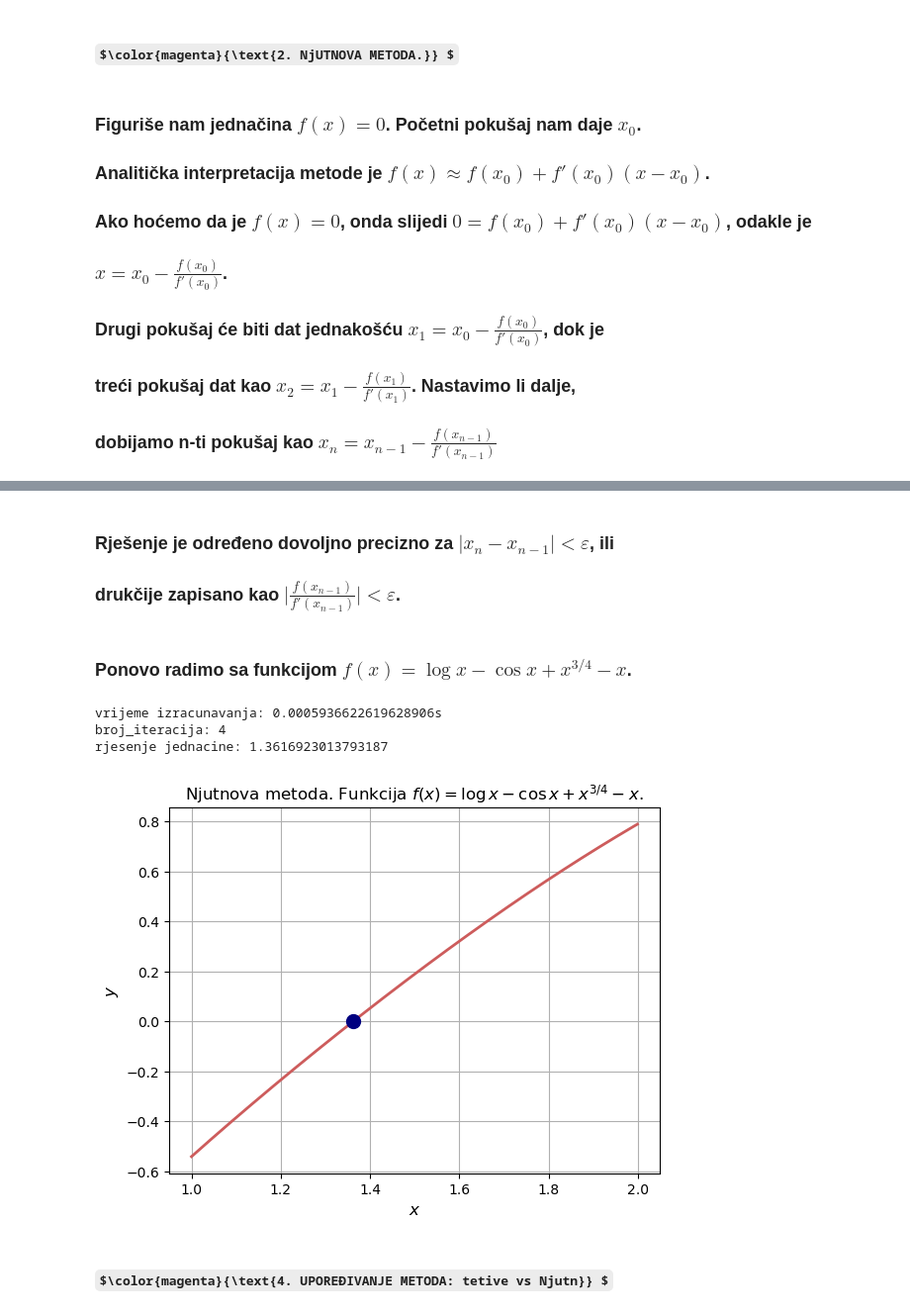
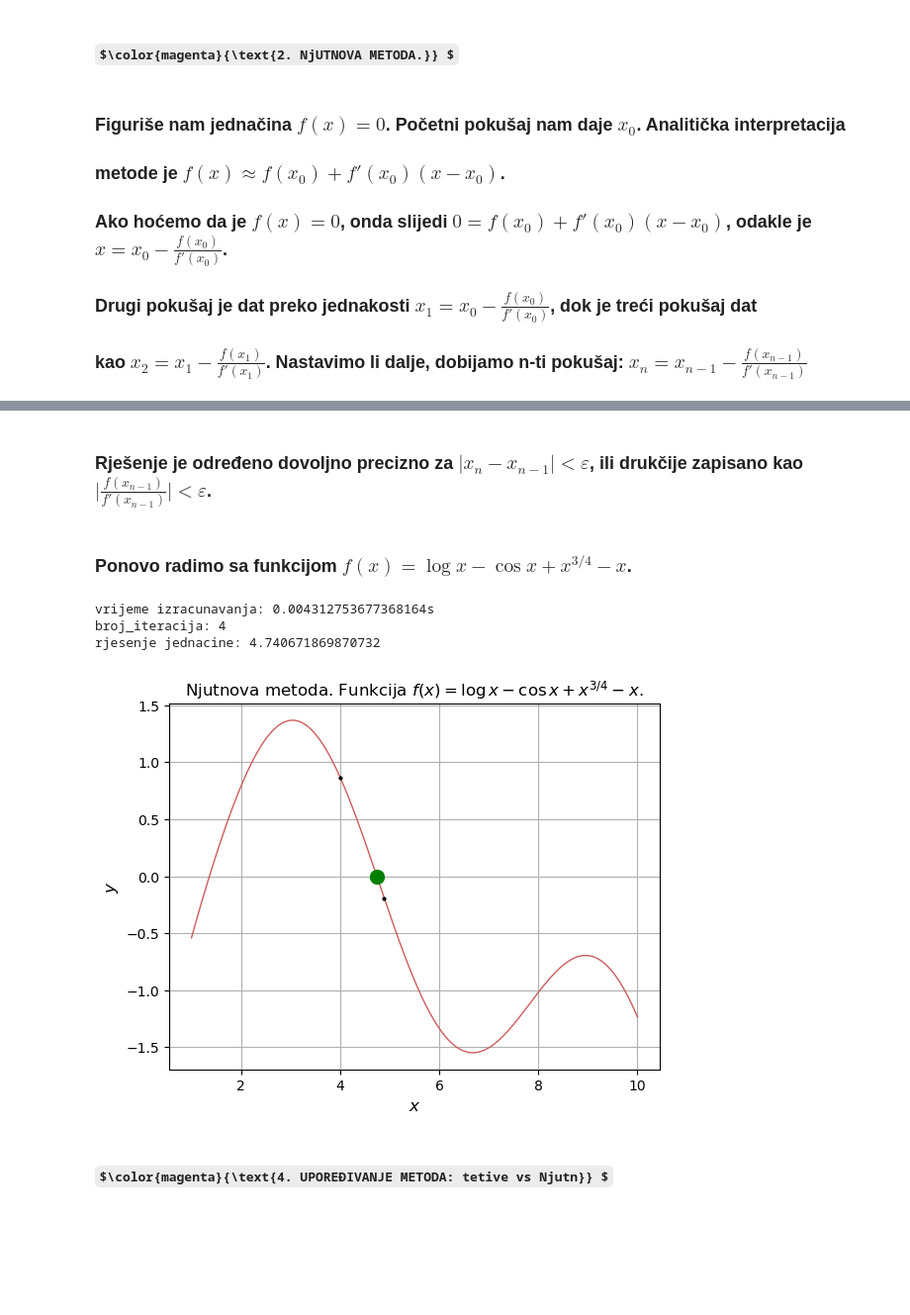
Before and after one commit to zorzeus/Numericke-metode-u-astronomiji, a Jupyter notebook: oap_01.ipynb, the cells around one changed output, grey strips where cells are left out. Shown at 99% size. Drawn from its saved outputs; the diff is of its cells as text; code cells hidden in the pictures; some formulas as TeX source; blank space fills up the shorter version.

```diff
--- a/oap_01.ipynb
+++ b/oap_01.ipynb
@@ -36,16 +32,16 @@ import time
 # %%
-x = np.arange(1, 3, step = 1e-3)
-# x = np.linspace(1, 10, 1000)
+#x = np.arange(1, 3, step = 1e-3)
+x = np.linspace(1, 10, 1000)
 f = np.log(x) - np.cos(x) + x**(3/4) - x
 
-plt.plot(x, f, color='indianred', linewidth=2)
+plt.plot(x, f, color='indianred', linewidth=1)
 plt.title(r'Metoda tetiva. Funkcija $f(x)=\log{x}-\cos{x}+x^{3/4}-x$.')
 plt.xlabel(r'$x$', fontsize=12, fontweight='bold')
 plt.ylabel(r'$y$', fontsize=12, fontweight='bold')
 plt.grid()
 
-a = 1
-b = 2
+a = 3
+b = 5
 tacnost = 1e-8
 delta = 2 * tacnost
 broj_iteracija = 0
@@ -55,7 +51,7 @@ while abs(delta) > tacnost:
     broj_iteracija += 1
     Pa = np.log(a) - np.cos(a) + a**(3/4) - a
     Pb = np.log(b) - np.cos(b) + b**(3/4) - b
-    plt.plot([a, b], [Pa, Pb], color='black')
+    plt.plot([a, b], [Pa, Pb], 'o', color='black')
 
     x1 = a - Pa * (b - a) / (Pb - Pa)  # Središnja tačka između a i b
     Px1 = np.log(x1) - np.cos(x1) + x1**(3/4) - x1
@@ -76,6 +72,6 @@ print('vrijeme izracunavanja: {}s'.format(vrijeme_tetive))
 print('broj iteracija: {}'.format(broj_tetive))
 print('rjesenje jednacine: {}'.format(x1))
 
-plt.plot(x1, Px1, 'o', color='navy', markersize = 10)
+plt.plot(x1, Px1, 'o', color='green', markersize='10')
 plt.show()
 # %% [output]
@@ -86,18 +82,15 @@ rjesenje jednacine: 1.3616923014792979
 # %% [markdown]
 ### $\color{magenta}{\text{2. NjUTNOVA METODA.}} $
 # %% [markdown]
-### Figuriše nam jednačina $f(x)=0$. Početni pokušaj nam daje $x_0$.
-### Analitička interpretacija metode je $f(x)\approx f(x_0)+f'(x_0)(x-x_0)$.
-### Ako hoćemo da je $f(x)=0$, onda slijedi $0=f(x_0)+f'(x_0)(x-x_0)$, odakle je
-### $x=x_0-\frac{f(x_0)}{f'(x_0)}$.
-### Drugi pokušaj će biti dat jednakošću $x_1=x_0-\frac{f(x_0)}{f'(x_0)}$, dok je
-### treći pokušaj dat kao $x_2=x_1-\frac{f(x_1)}{f'(x_1)}$. Nastavimo li dalje,
-### dobijamo n-ti pokušaj kao $x_n=x_{n-1}-\frac{f(x_{n-1})}{f'(x_{n-1})}$
+### Figuriše nam jednačina $f(x)=0$. Početni pokušaj nam daje $x_0$. Analitička interpretacija
+### metode je $f(x)\approx f(x_0)+f'(x_0)(x-x_0)$.
+### Ako hoćemo da je $f(x)=0$, onda slijedi $0=f(x_0)+f'(x_0)(x-x_0)$, odakle je $x=x_0-\frac{f(x_0)}{f'(x_0)}$.
+### Drugi pokušaj je dat preko jednakosti $x_1=x_0-\frac{f(x_0)}{f'(x_0)}$, dok je treći pokušaj dat
+### kao $x_2=x_1-\frac{f(x_1)}{f'(x_1)}$. Nastavimo li dalje,  dobijamo n-ti pokušaj: $x_n=x_{n-1}-\frac{f(x_{n-1})}{f'(x_{n-1})}$
 # %% [markdown]
 ![njm3.png](attachment:ef5e6622-aaae-447c-b55b-e1c3a313e9e9.png)
 # %% [markdown]
-### Rješenje je određeno dovoljno precizno za $|x_n-x_{n-1}|<\varepsilon$, ili
-### drukčije zapisano kao $\big|\frac{f(x_{n-1})}{f'(x_{n-1})}\big|<\varepsilon$.
+### Rješenje je određeno dovoljno precizno za $|x_n-x_{n-1}|<\varepsilon$, ili drukčije zapisano kao $\big|\frac{f(x_{n-1})}{f'(x_{n-1})}\big|<\varepsilon$.
 # %% [markdown]
 ### Ponovo radimo sa funkcijom $f(x)=\log{x}-\cos{x}+x^{3/4}-x$.
 # %%
@@ -107,41 +100,43 @@ def func(x1):
 def funcprim(x1):
     return 1/x1 + np.sin(x1) + 3/4 * x1 ** (-1/4) - 1
 
-x = np.arange(1, 2, 1e-3)
+# x = np.arange(1, 2, 1e-3)
+x = np.linspace(1, 10, 1000)
 f = np.log(x) - np.cos(x) + x ** (3/4) - x
 
-plt.plot(x, f, color='indianred', linewidth=2)
+plt.plot(x, f, color='indianred', linewidth=1)
 plt.title(r'Njutnova metoda. Funkcija $f(x)=\log{x}-\cos{x}+x^{3/4}-x$.')
 plt.xlabel(r'$x$', fontsize=12, fontweight='bold')
 plt.ylabel(r'$y$', fontsize=12, fontweight='bold')
 plt.grid()
 
-x1 = 1
+x1 = 4
 tacnost = 1e-8
 delta = 2 * tacnost
 broj_iteracija = 0
 pocetak = time.time()
 while abs(delta) > tacnost:
     broj_iteracija += 1
     f = func(x1)
     fprim = funcprim(x1)
     delta = f/fprim
+    plt.plot(x1, f, 'o', color='black', markersize=2)
     x1 = x1 - delta
 
 vrijeme_njutn = time.time() - pocetak
 broj_njutn = broj_iteracija
 
 print('vrijeme izracunavanja: {}s'.format(vrijeme_njutn))
 print('broj_iteracija: {}'.format(broj_iteracija))
 print('rjesenje jednacine: {}'.format(x1))
 
-plt.plot(x1, f, 'o', color='navy', markersize=10)
+plt.plot(x1, f, 'o', color='green', markersize=10)
 plt.show()
 # %% [output]
-vrijeme izracunavanja: 0.0005936622619628906s
+vrijeme izracunavanja: 0.004312753677368164s
 broj_iteracija: 4
-rjesenje jednacine: 1.3616923013793187
+rjesenje jednacine: 4.740671869870732
-[figure, old version]
+[figure, new version]
 # %% [markdown]
 ### $\color{magenta}{\text{4. UPOREĐIVANJE METODA: tetive vs Njutn}} $
 # %%
```
Also changed, not shown: parts of 10 cells of this notebook, 1 other file.
